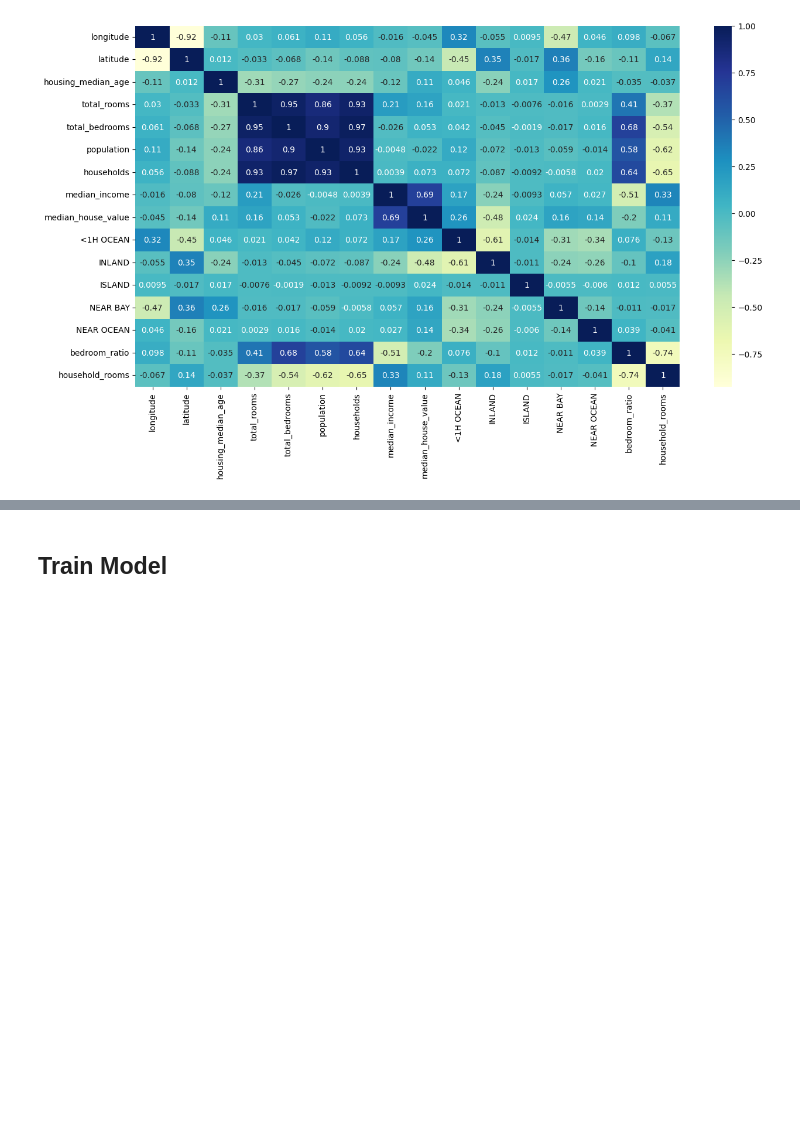
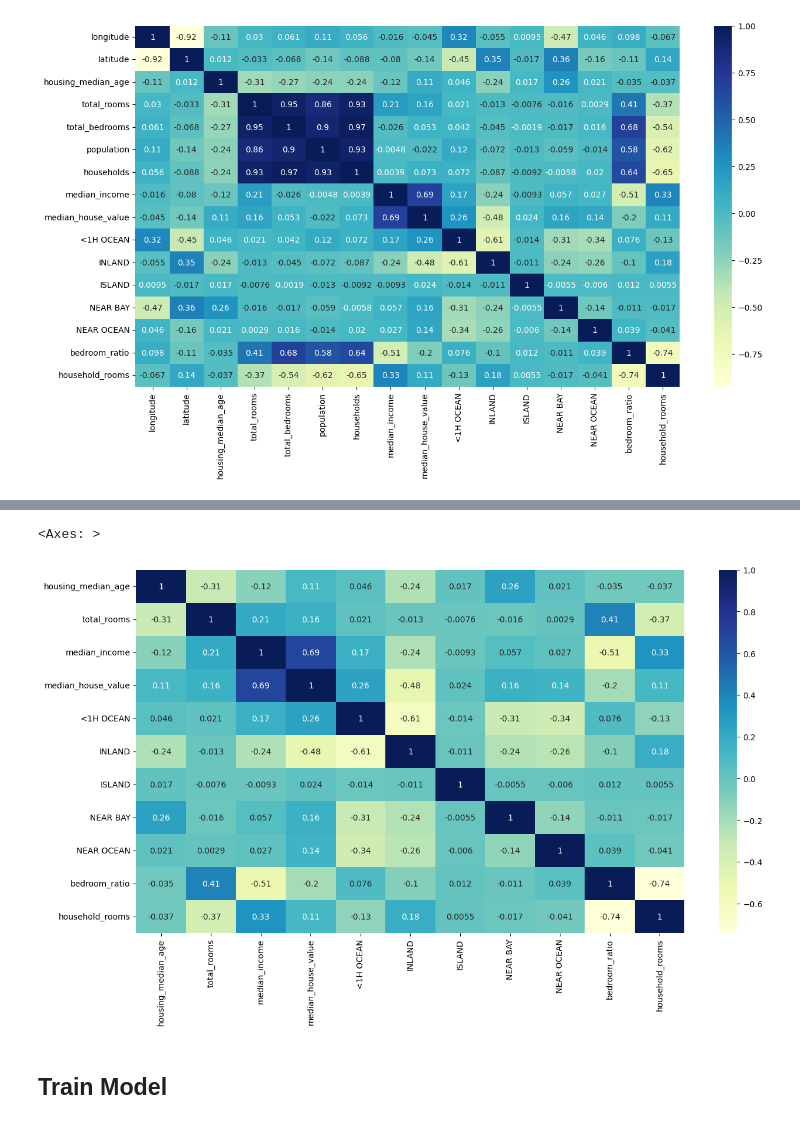
Before and after one commit to wangbertha/california-housing-price-predictor, a Jupyter notebook: data_processing.ipynb, the cells around one changed output, grey strips where cells are left out. Cells and saved outputs as stored; diff of their text form; code cells hidden in the pictures; blank space fills up the shorter version.

```diff
--- a/data_processing.ipynb
+++ b/data_processing.ipynb
@@ -163,0 +166,3 @@ sns.heatmap(data.corr(numeric_only=True), annot=True, cmap="YlGnBu")
+# %%
+data = data.drop(['population', 'longitude', 'latitude', 'households', 'total_bedrooms'], axis='columns')
+data
@@ -164,3 +183,9 @@ sns.heatmap(data.corr(numeric_only=True), annot=True, cmap="YlGnBu")
+# %%
+plt.figure(figsize=(15,8))
+sns.heatmap(data.corr(numeric_only=True), annot=True, cmap="YlGnBu")
+# %% [output]
+<Axes: >
+[figure, added]
 # %% [markdown]
 ## Train Model
 # %% [markdown]
```
Also changed, not shown: parts of 7 cells of this notebook.
